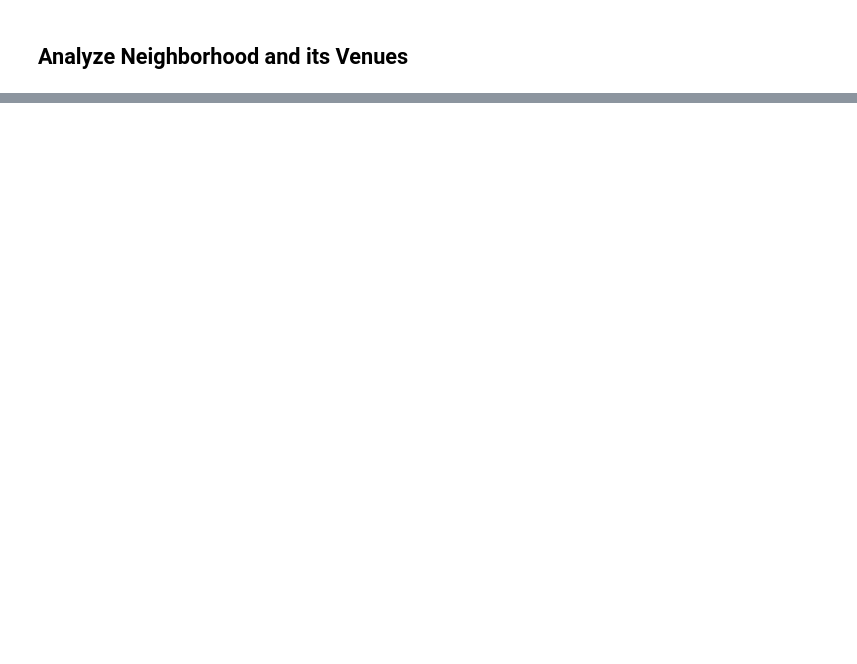
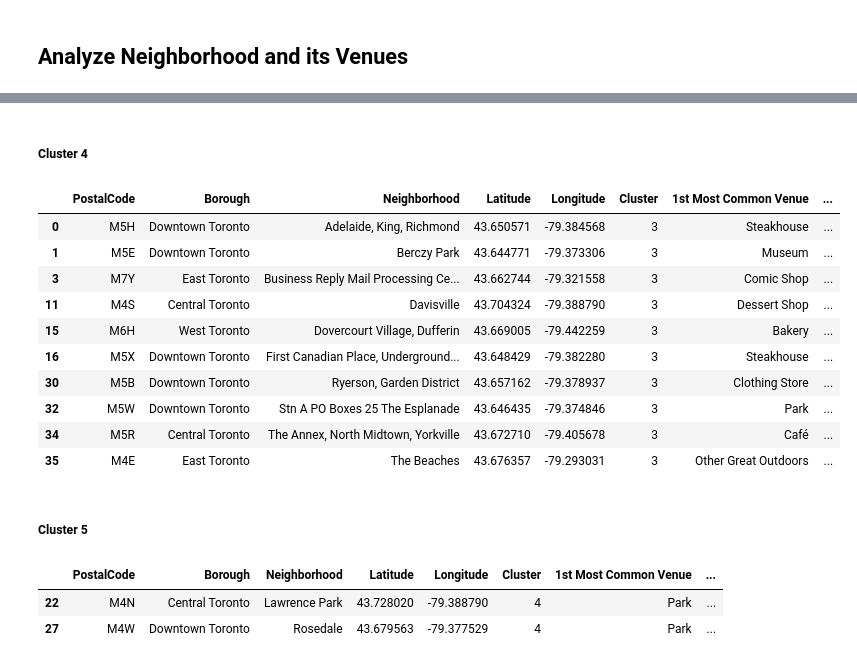
Before and after one commit to anand-sukumar/Coursera_Capstone, a Jupyter notebook: Toronto Neighborhood.ipynb, the cells around one changed output, grey strips where cells are left out. Saved outputs shown, nothing was run; the diff lists cells and outputs as text; code cells hidden in the pictures; blank space fills up the shorter version.

```diff
--- a/Toronto Neighborhood.ipynb
+++ b/Toronto Neighborhood.ipynb
@@ -447,0 +537,2 @@ toronto_onehot.head()
+# %%
+toronto_postal_coord = toronto_postal_coord.sort_values('Neighborhood', ascending= True).reset_index(drop = True)
@@ -447,0 +557,2 @@ toronto_onehot.head()
+# %%
+toronto_cluster_draft = toronto_postal_coord.assign(Cluster = model.labels_)
@@ -447,0 +578,4 @@ toronto_onehot.head()
+# %%
+toronto_clusters = pd.merge(left=toronto_cluster_draft, right=toronto_venue_sorted, left_on='Neighborhood', right_on='neighborhood', how='inner')
+# %%
+toronto_clusters.drop(columns=['neighborhood'], inplace=True)
@@ -447,0 +677,24 @@ toronto_onehot.head()
+# %% [markdown]
+##### Cluster 4
+# %%
+toronto_clusters.loc[toronto_clusters['Cluster'] == 3, toronto_clusters.columns[[0,1,2,3,4,5] + list(range(6, toronto_clusters.shape[1]))]]
+# %% [output]
+|  | PostalCode | Borough | Neighborhood | Latitude | Longitude | Cluster | 1st Most Common Venue | ... |
+| 0 | M5H | Downtown Toronto | Adelaide, King, Richmond | 43.650571 | -79.384568 | 3 | Steakhouse | ... |
+| 1 | M5E | Downtown Toronto | Berczy Park | 43.644771 | -79.373306 | 3 | Museum | ... |
+| 3 | M7Y | East Toronto | Business Reply Mail Processing Ce... | 43.662744 | -79.321558 | 3 | Comic Shop | ... |
+| 11 | M4S | Central Toronto | Davisville | 43.704324 | -79.388790 | 3 | Dessert Shop | ... |
+| 15 | M6H | West Toronto | Dovercourt Village, Dufferin | 43.669005 | -79.442259 | 3 | Bakery | ... |
+| 16 | M5X | Downtown Toronto | First Canadian Place, Underground... | 43.648429 | -79.382280 | 3 | Steakhouse | ... |
+| 30 | M5B | Downtown Toronto | Ryerson, Garden District | 43.657162 | -79.378937 | 3 | Clothing Store | ... |
+| 32 | M5W | Downtown Toronto | Stn A PO Boxes 25 The Esplanade | 43.646435 | -79.374846 | 3 | Park | ... |
+| 34 | M5R | Central Toronto | The Annex, North Midtown, Yorkville | 43.672710 | -79.405678 | 3 | Café | ... |
+| 35 | M4E | East Toronto | The Beaches | 43.676357 | -79.293031 | 3 | Other Great Outdoors | ... |
+# %% [markdown]
+##### Cluster 5
+# %%
+toronto_clusters.loc[toronto_clusters['Cluster'] == 4, toronto_clusters.columns[[0,1,2,3,4,5] + list(range(6, toronto_clusters.shape[1]))]]
+# %% [output]
+|  | PostalCode | Borough | Neighborhood | Latitude | Longitude | Cluster | 1st Most Common Venue | ... |
+| 22 | M4N | Central Toronto | Lawrence Park | 43.728020 | -79.388790 | 4 | Park | ... |
+| 27 | M4W | Downtown Toronto | Rosedale | 43.679563 | -79.377529 | 4 | Park | ... |
```
Also changed, not shown: parts of 44 cells of this notebook.
